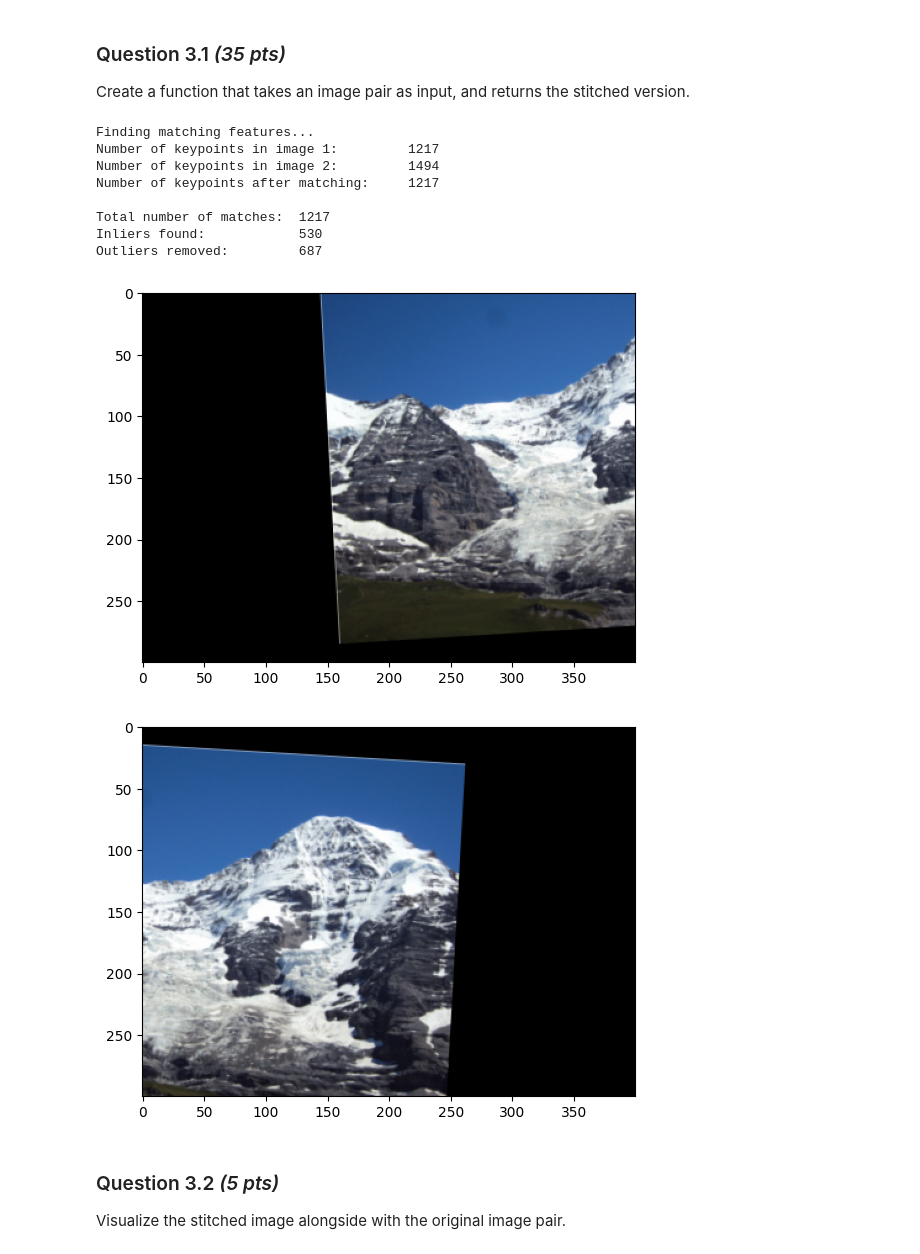
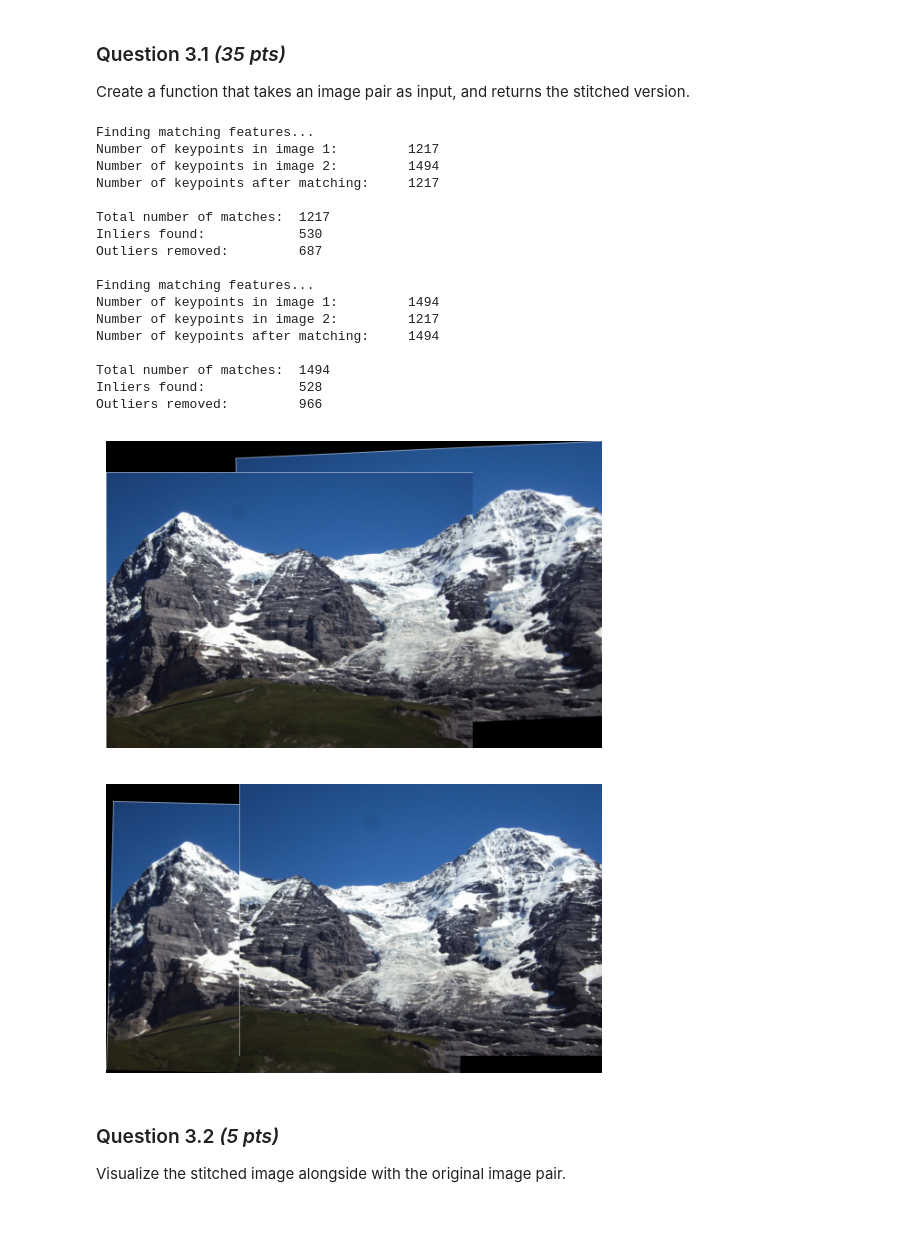
Before and after one commit to juellsprott/CV1, a Jupyter notebook: Lab4/13181017_15164640_15102483.ipynb, the cells around one changed output. Cells and saved outputs as stored; diff of their text form; code cells hidden in the pictures; blank space fills up the shorter version.

Commit message:
first stitching attempt

```diff
--- a/Lab4/13181017_15164640_15102483.ipynb
+++ b/Lab4/13181017_15164640_15102483.ipynb
@@ -526,37 +527,38 @@ def stitchImages(img1, img2, N=800):
 # %%
 img1_path = "images/left.jpg"
 img2_path = "images/right.jpg"
 
 # Load images
 img1 = cv2.imread(img1_path)
 img2 = cv2.imread(img2_path)
 
 # Note: OpenCV uses BGR instead of RGB
 img1 = cv2.cvtColor(img1, cv2.COLOR_BGR2RGB)
 img2 = cv2.cvtColor(img2, cv2.COLOR_BGR2RGB)
 
 # Stitch images
 stitchedImage1 = stitchImages(img1, img2, 100)
-# stitchedImage2 = stitchImages(img2, img1, 100)
-
-# plt.imshow(stitchedImage1)
-# plt.axis('off')
-# plt.show()
-# # plt.imshow(stitchedImage2)
-# # plt.axis('off')
-# # plt.show()
-# plt.close()
+stitchedImage2 = stitchImages(img2, img1, 100)
 # %% [output]
 Finding matching features...
 Number of keypoints in image 1:         1217
 Number of keypoints in image 2:         1494
 Number of keypoints after matching:     1217
 
 Total number of matches:  1217
 Inliers found:            530
 Outliers removed:         687
+
+Finding matching features...
+Number of keypoints in image 1:         1494
+Number of keypoints in image 2:         1217
+Number of keypoints after matching:     1494
+
+Total number of matches:  1494
+Inliers found:            528
+Outliers removed:         966
-[figure, old version]
+[figure, new version]
-[figure, old version]
+[figure, new version]
 # %% [markdown]
  ### Question 3.2 *(5 pts)*
 Visualize the stitched image alongside with the original image pair.
```
Also changed, not shown: parts of 5 cells of this notebook, 1 other file.
